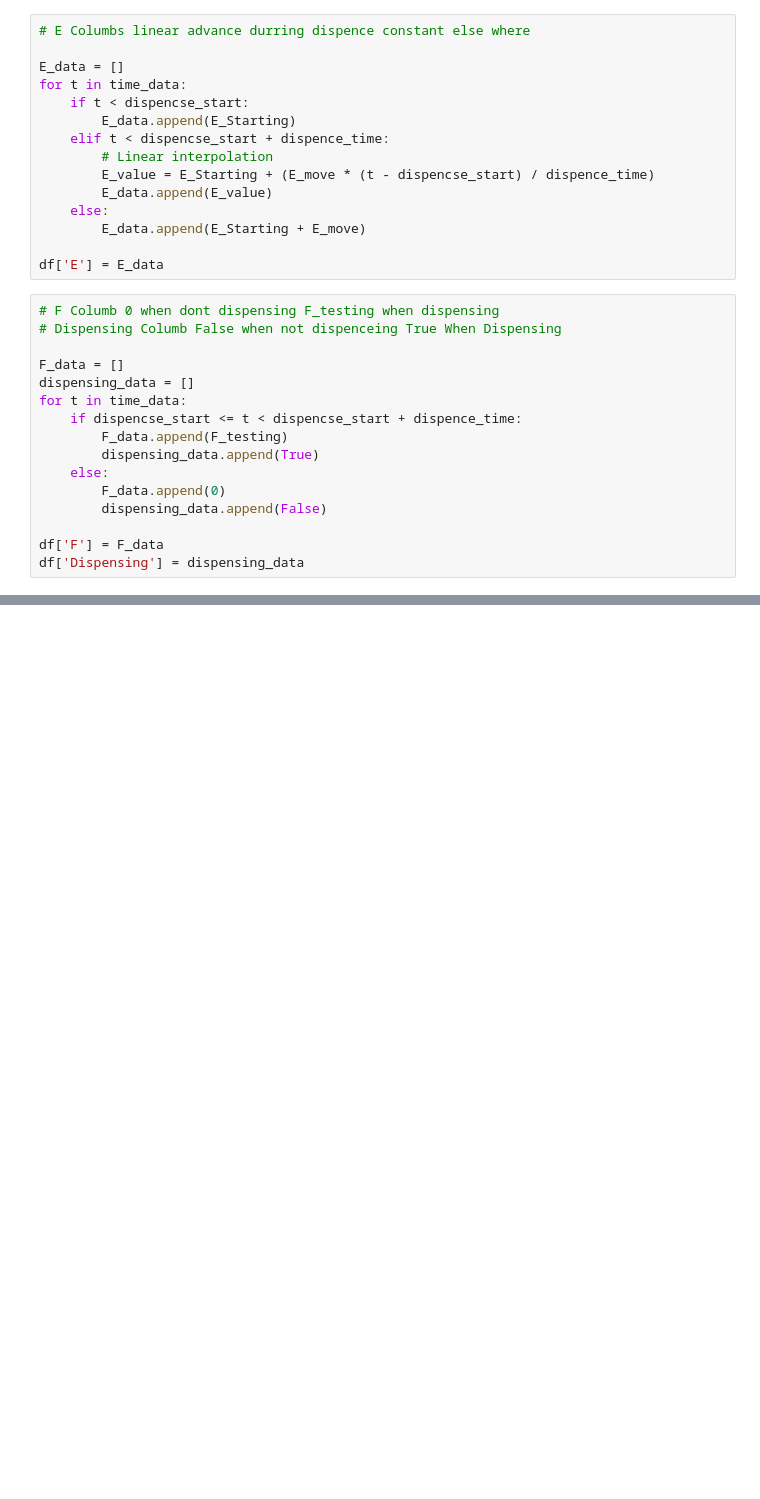
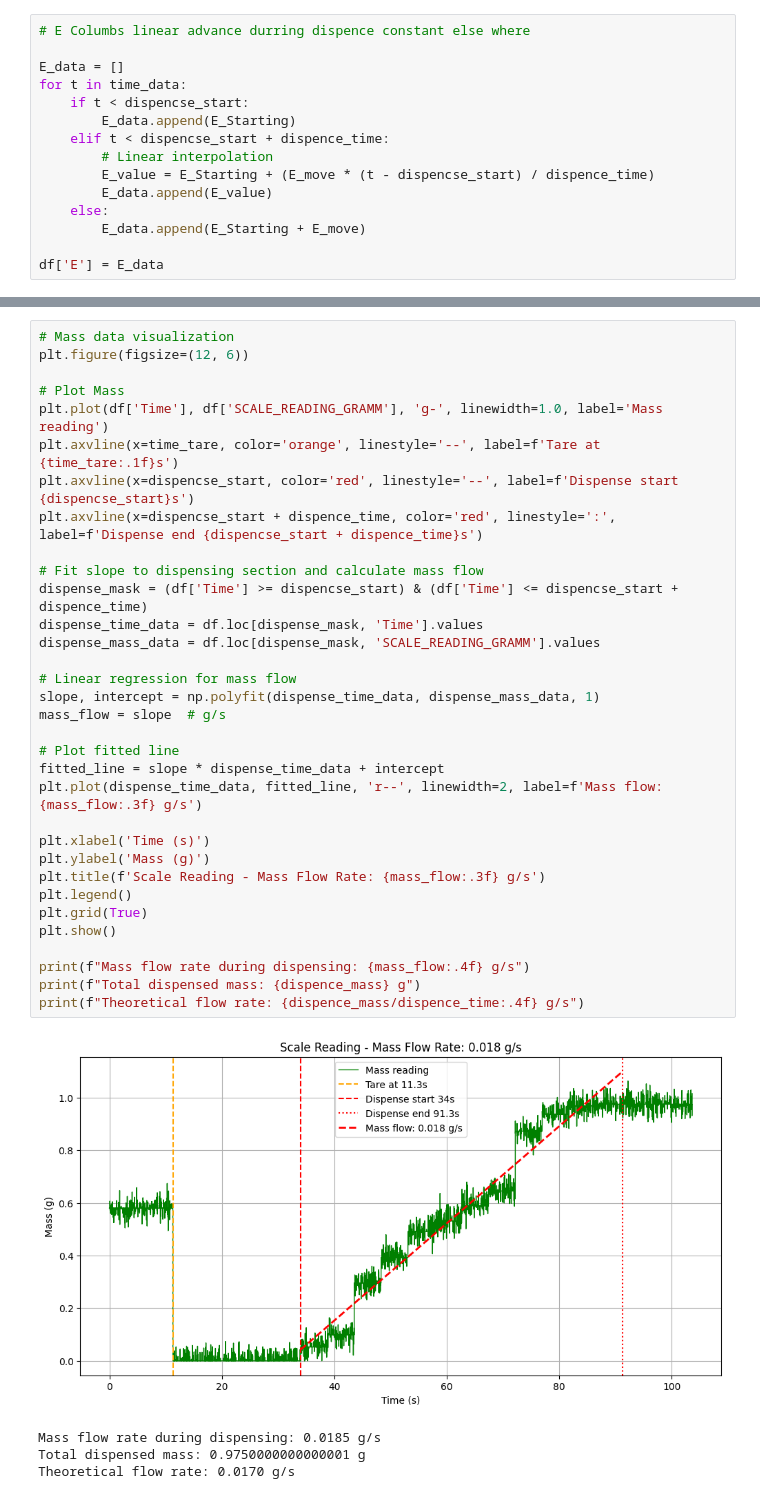
Before and after one commit to Mita3055/Gittest, a Jupyter notebook: DIW_Data.ipynb, the cells around one changed output, grey strips where cells are left out. Cells and saved outputs as stored; diff of their text form; blank space fills up the shorter version.

```diff
--- a/DIW_Data.ipynb
+++ b/DIW_Data.ipynb
@@ -53,19 +59,3 @@ for t in time_data:
         E_data.append(E_Starting + E_move)
 
 df['E'] = E_data
-# %%
-# F Columb 0 when dont dispensing F_testing when dispensing
-# Dispensing Columb False when not dispenceing True When Dispensing
-
-F_data = []
-dispensing_data = []
-for t in time_data:
-    if dispencse_start <= t < dispencse_start + dispence_time:
-        F_data.append(F_testing)
-        dispensing_data.append(True)
-    else:
-        F_data.append(0)
-        dispensing_data.append(False)
-
-df['F'] = F_data
-df['Dispensing'] = dispensing_data
@@ -85,3 +147,41 @@ m_steps = 12 #Steps in step fucntion
+# %%
+# Mass data visualization
+plt.figure(figsize=(12, 6))
+
+# Plot Mass
+plt.plot(df['Time'], df['SCALE_READING_GRAMM'], 'g-', linewidth=1.0, label='Mass reading')
+plt.axvline(x=time_tare, color='orange', linestyle='--', label=f'Tare at {time_tare:.1f}s')
+plt.axvline(x=dispencse_start, color='red', linestyle='--', label=f'Dispense start {dispencse_start}s')
+plt.axvline(x=dispencse_start + dispence_time, color='red', linestyle=':', label=f'Dispense end {dispencse_start + dispence_time}s')
+
+# Fit slope to dispensing section and calculate mass flow
+dispense_mask = (df['Time'] >= dispencse_start) & (df['Time'] <= dispencse_start + dispence_time)
+dispense_time_data = df.loc[dispense_mask, 'Time'].values
+dispense_mass_data = df.loc[dispense_mask, 'SCALE_READING_GRAMM'].values
+
+# Linear regression for mass flow
+slope, intercept = np.polyfit(dispense_time_data, dispense_mass_data, 1)
+mass_flow = slope  # g/s
+
+# Plot fitted line
+fitted_line = slope * dispense_time_data + intercept
+plt.plot(dispense_time_data, fitted_line, 'r--', linewidth=2, label=f'Mass flow: {mass_flow:.3f} g/s')
+
+plt.xlabel('Time (s)')
+plt.ylabel('Mass (g)')
+plt.title(f'Scale Reading - Mass Flow Rate: {mass_flow:.3f} g/s')
+plt.legend()
+plt.grid(True)
+plt.show()
+
+print(f"Mass flow rate during dispensing: {mass_flow:.4f} g/s")
+print(f"Total dispensed mass: {dispence_mass} g")
+print(f"Theoretical flow rate: {dispence_mass/dispence_time:.4f} g/s")
+# %% [output]
+[figure, added]
+Mass flow rate during dispensing: 0.0185 g/s
+Total dispensed mass: 0.9750000000000001 g
+Theoretical flow rate: 0.0170 g/s
 # %%
 # CSV File Settings
 timestamp = datetime.now().strftime("%d_%H%M%S")
```
Also changed, not shown: parts of 8 cells of this notebook.
